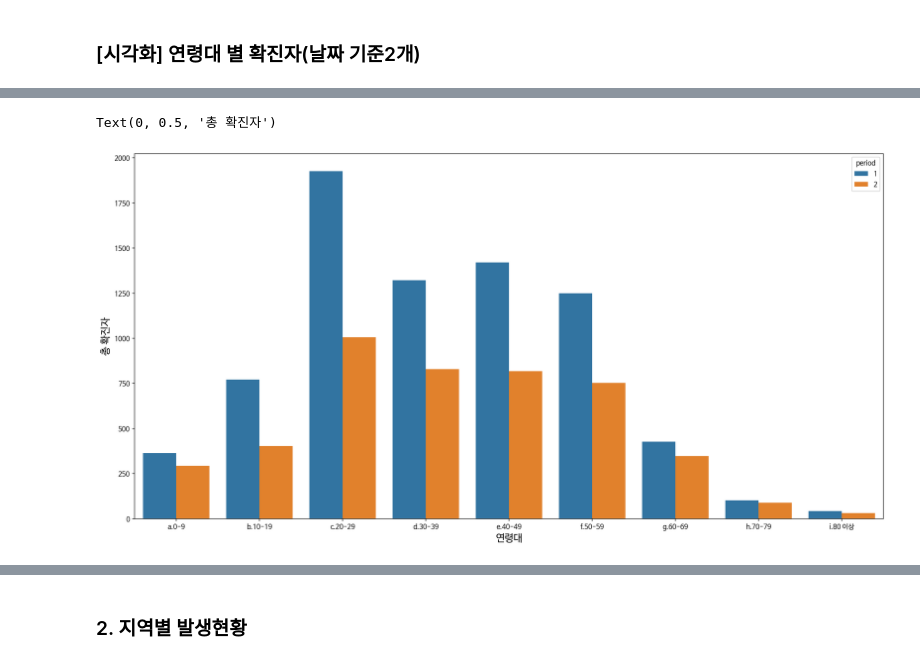
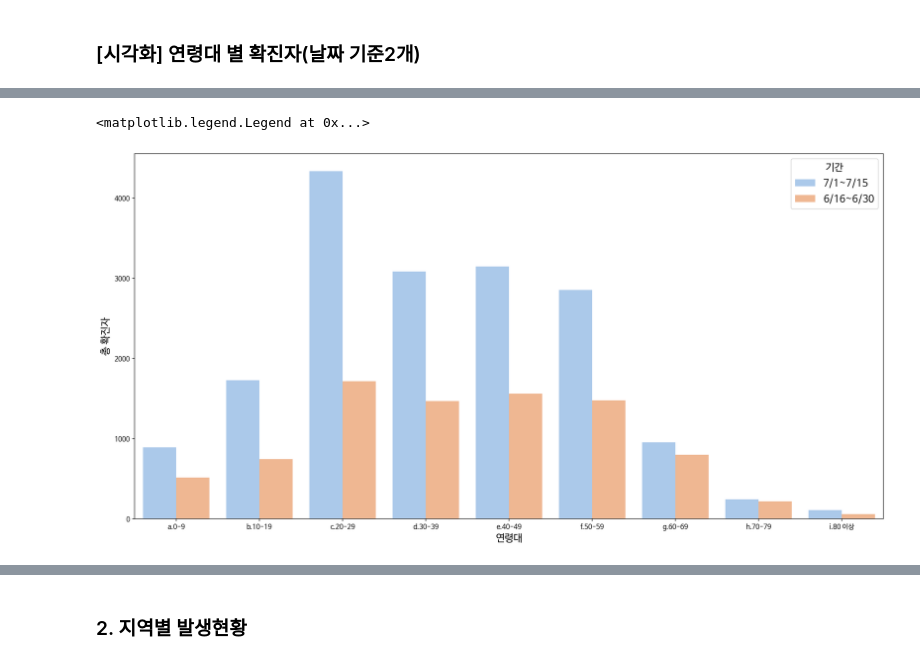
Before and after one commit to suzzini/-AIBootcamp-, a Jupyter notebook: coronadata.ipynb, the cells around one changed output, grey strips where cells are left out. Saved outputs shown, nothing was run; the diff lists cells and outputs as text; code cells hidden in the pictures.

```diff
--- a/coronadata.ipynb
+++ b/coronadata.ipynb
@@ -380,8 +412,17 @@ foraccumulate
 # %%
 import matplotlib.pyplot as plt
-plt.ylim(100, 120000)
-plt.figure(figsize=(40,20))
 
-sns.barplot(data=final_forday[:20],x='createdt',y='realreal')
-sns.lineplot(data=foraccumulate[:20],x='createdt',y='since2021')
+fig,ax0=plt.subplots(figsize=(20,10))
+ax1=ax0.twinx()
+
+p=sns.set_palette("deep")
+p=sns.barplot(data=final_forday,x='월',y='일일확진자',hue=final_forday['월'].str[1:2],ax=ax0)
+p=sns.lineplot(data=foraccumulate,x='createdt',y='since2021',ax=ax1)
+
+leg = plt.legend()
+ax0.get_legend().remove()
+
+p.set_ylabel("누적 확진자", fontsize = 10)
+
+plt.show()
 # %% [output]
@@ -393,12 +449,12 @@ sns.lineplot(data=foraccumulate[:20],x='createdt',y='since2021')
 # %%
 #7/1
 period1=df[(df['createdt']>'2021-06-31') ]
-period2=df[(df['createdt']<='2021-06-30') & (df['createdt']>='2021-06-24') ]
+period2=df[(df['createdt']<='2021-06-30') & (df['createdt']>='2021-06-16') ]
 # %%
 period1=pd.DataFrame(period1.groupby(['gubun']).sum()['realreal'])
 period1=period1.reset_index()
 period1=period1.rename(columns={'realreal':'daily'})
-period1['period']=1
+period1['period']='7/1~7/15'
 period1
 # %% [output]
 |  | gubun | daily | period |
@@ -415,7 +471,7 @@ period1
 period2=pd.DataFrame(period2.groupby(['gubun']).sum()['realreal'])
 period2=period2.reset_index()
 period2=period2.rename(columns={'realreal':'daily'})
-period2['period']=2
+period2['period']='6/16~6/30'
 period2.head()
 # %% [output]
 |  | gubun | daily | period |
@@ -437,8 +493,11 @@ insight_1.head()
 # %%
 plt.figure(figsize=(20,10))
+p=sns.set_palette("pastel")
 p=sns.barplot(x='gubun', y='daily',hue='period', data=insight_1); # default : dodge=True
 p.set_xlabel("연령대", fontsize = 15)
 p.set_ylabel("총 확진자", fontsize = 15)
+
+plt.legend(title='기간',title_fontsize=15,prop={'size': 15})
 # %% [output]
-Text(0, 0.5, '총 확진자')
+<matplotlib.legend.Legend at 0x...>
-[figure, old version]
+[figure, new version]
```
Also changed, not shown: parts of 46 cells of this notebook.
